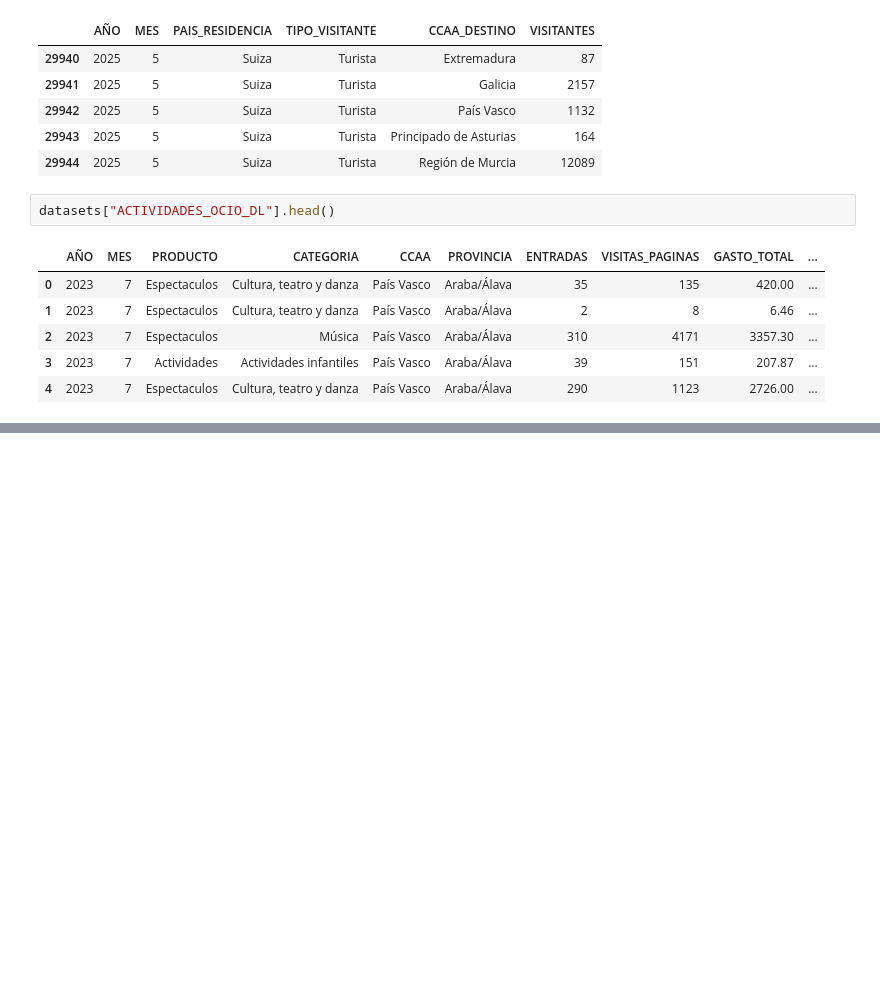
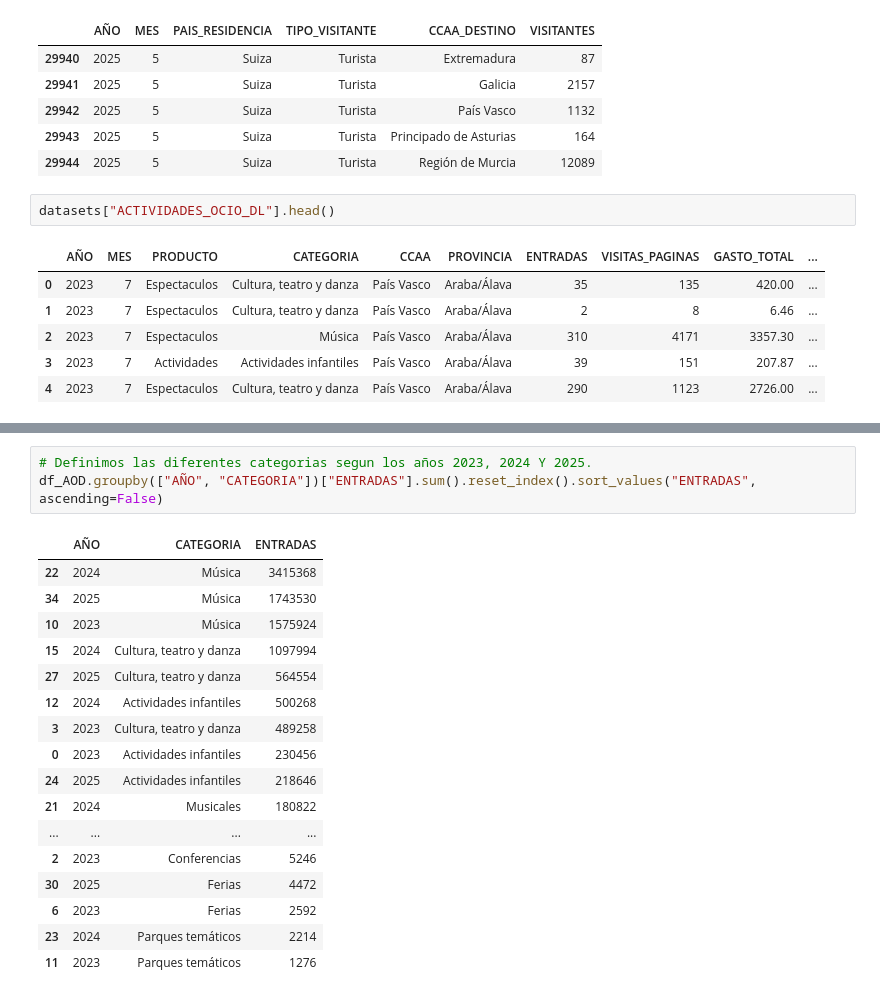
Before and after one commit to lorenabao/ETL_Turismo, a Jupyter notebook: 01_Extraction.ipynb, the cells around one changed output, grey strips where cells are left out. Drawn from its saved outputs; the diff is of its cells as text; blank space fills up the shorter version.

```diff
--- a/01_Extraction.ipynb
+++ b/01_Extraction.ipynb
@@ -108,0 +157,21 @@ datasets["ACTIVIDADES_OCIO_DL"].head()
+# %%
+# Definimos las diferentes categorias segun los años 2023, 2024 Y 2025.
+df_AOD.groupby(["AÑO", "CATEGORIA"])["ENTRADAS"].sum().reset_index().sort_values("ENTRADAS", ascending=False)
+# %% [output]
+|  | AÑO | CATEGORIA | ENTRADAS |
+| 22 | 2024 | Música | 3415368 |
+| 34 | 2025 | Música | 1743530 |
+| 10 | 2023 | Música | 1575924 |
+| 15 | 2024 | Cultura, teatro y danza | 1097994 |
+| 27 | 2025 | Cultura, teatro y danza | 564554 |
+| 12 | 2024 | Actividades infantiles | 500268 |
+| 3 | 2023 | Cultura, teatro y danza | 489258 |
+| 0 | 2023 | Actividades infantiles | 230456 |
+| 24 | 2025 | Actividades infantiles | 218646 |
+| 21 | 2024 | Musicales | 180822 |
+| ... | ... | ... | ... |
+| 2 | 2023 | Conferencias | 5246 |
+| 30 | 2025 | Ferias | 4472 |
+| 6 | 2023 | Ferias | 2592 |
+| 23 | 2024 | Parques temáticos | 2214 |
+| 11 | 2023 | Parques temáticos | 1276 |
```
Also changed, not shown: parts of 11 cells of this notebook.
